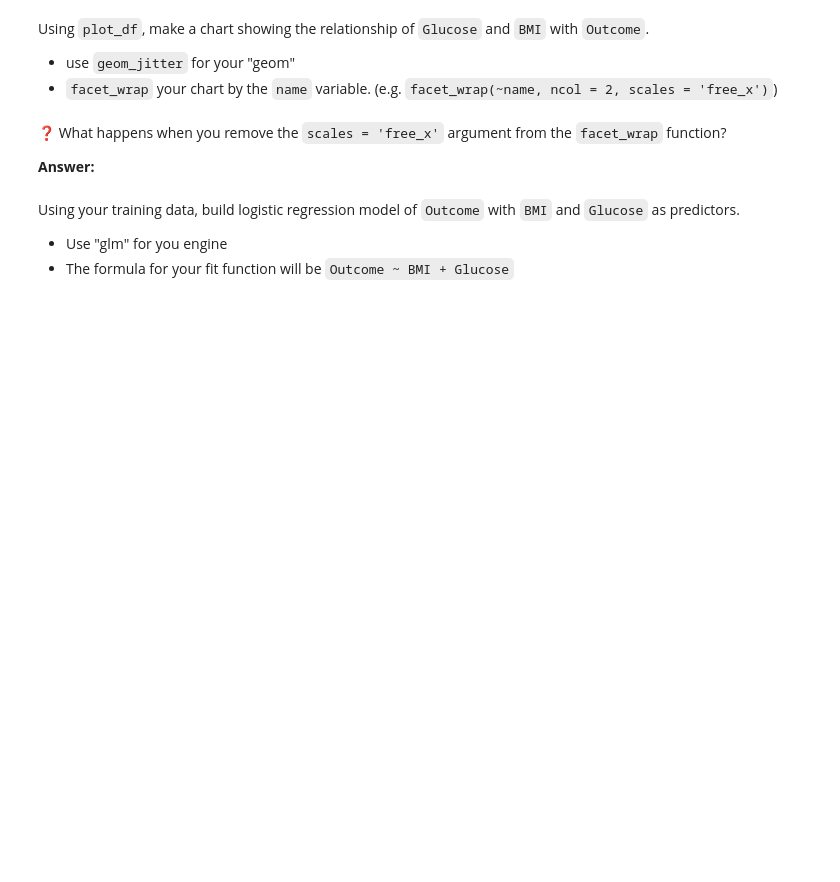
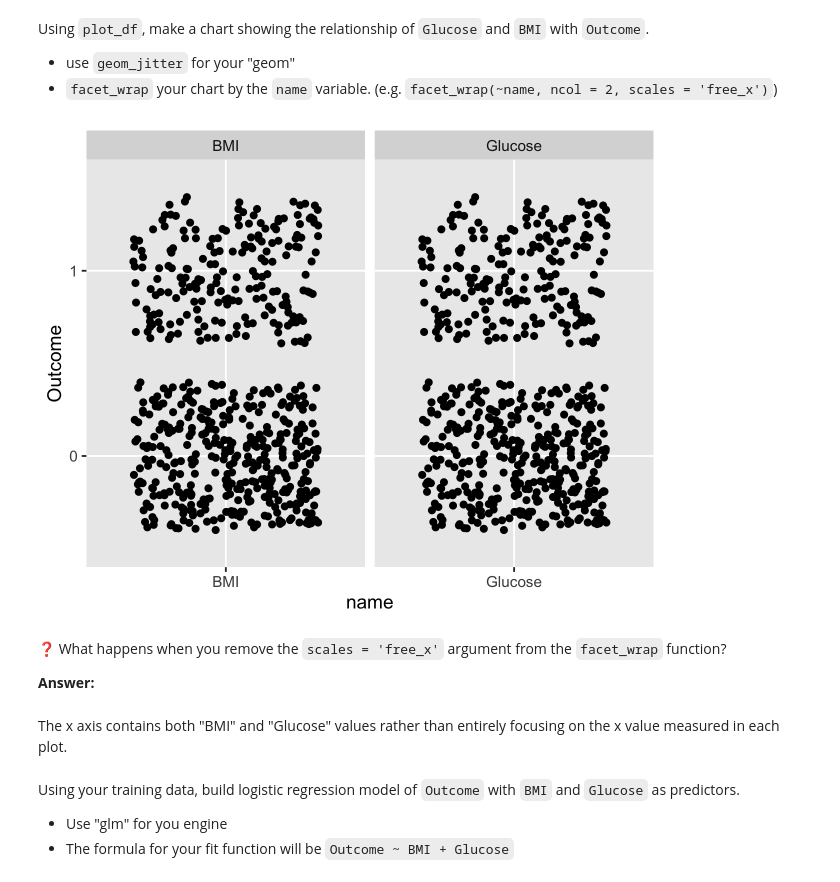
Before and after one commit to evandevine1/a04, a Jupyter notebook: assignment5.ipynb, the cells around one changed output. Saved outputs shown, nothing was run; the diff lists cells and outputs as text; code cells hidden in the pictures; blank space fills up the shorter version.

```diff
--- a/assignment5.ipynb
+++ b/assignment5.ipynb
@@ -108,10 +108,18 @@ Using `plot_df`, make a chart showing the relationship of `Glucose` and `BMI` wi
 
 - use `geom_jitter` for your "geom"
 - `facet_wrap` your chart by the `name` variable. (e.g. `facet_wrap(~name, ncol = 2, scales = 'free_x')`)
+# %%
+ggplot(plot_df, aes(x = name, y = Outcome)) +
+    geom_jitter() +
+    facet_wrap(~name, ncol = 2, scales = 'free_x')
+# %% [output]
+[figure, added]
 # %% [markdown]
 ❓ What happens when you remove the `scales = 'free_x'` argument from the `facet_wrap` function?
 
 **Answer:**
+# %% [markdown]
+The x axis contains both "BMI" and "Glucose" values rather than entirely focusing on the x value measured in each plot.
 # %% [markdown]
 Using your training data, build logistic regression model of `Outcome` with `BMI` and `Glucose` as predictors.
 - Use "glm" for you engine
```
Also changed, not shown: parts of 6 cells of this notebook.
